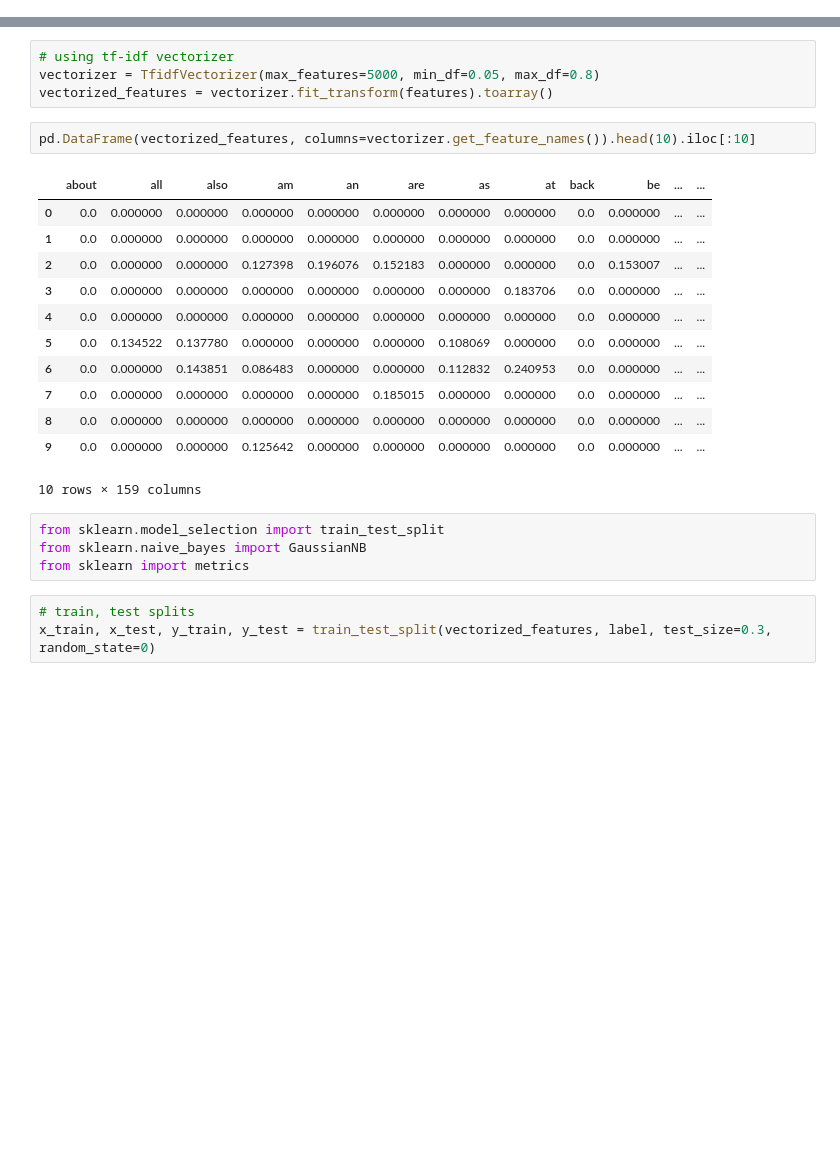
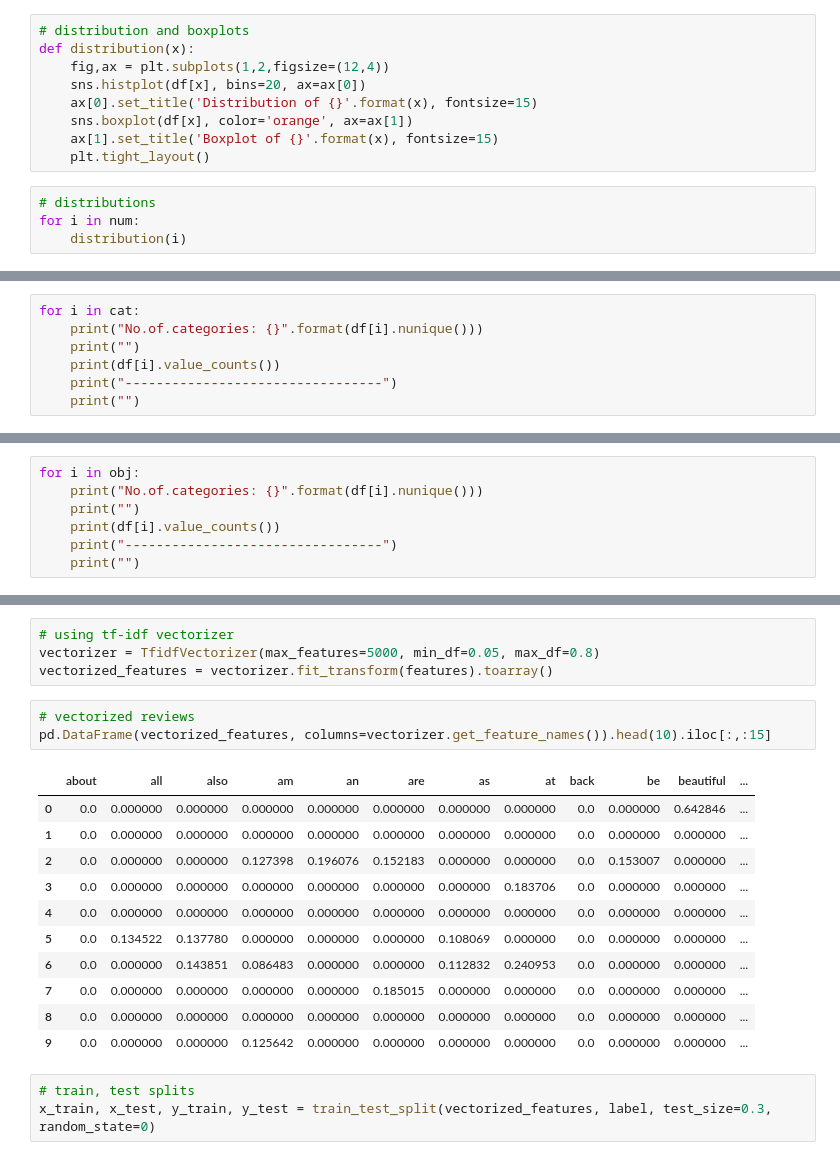
Before and after one commit to Soundarajan-Subramani/Analytics-Hub, a Jupyter notebook: Customer Sentiment [NLP]/Sentiment Analysis.ipynb, the cells around one changed output, grey strips where cells are left out. Saved outputs shown, nothing was run; the diff lists cells and outputs as text; blank space fills up the shorter version.

```diff
--- a/Customer Sentiment [NLP]/Sentiment Analysis.ipynb
+++ b/Customer Sentiment [NLP]/Sentiment Analysis.ipynb
@@ -54,0 +77,13 @@ memory usage: 2.0+ MB
+# %%
+# distribution and boxplots
+def distribution(x):
+    fig,ax = plt.subplots(1,2,figsize=(12,4))
+    sns.histplot(df[x], bins=20, ax=ax[0])
+    ax[0].set_title('Distribution of {}'.format(x), fontsize=15)
+    sns.boxplot(df[x], color='orange', ax=ax[1])
+    ax[1].set_title('Boxplot of {}'.format(x), fontsize=15)
+    plt.tight_layout()
+# %%
+# distributions
+for i in num:
+    distribution(i)
@@ -54,0 +104,7 @@ memory usage: 2.0+ MB
+# %%
+for i in cat:
+    print("No.of.categories: {}".format(df[i].nunique()))
+    print("")
+    print(df[i].value_counts())
+    print("---------------------------------")
+    print("")
@@ -54,0 +138,7 @@ memory usage: 2.0+ MB
+# %%
+for i in obj:
+    print("No.of.categories: {}".format(df[i].nunique()))
+    print("")
+    print(df[i].value_counts())
+    print("---------------------------------")
+    print("")
@@ -322,24 +510,20 @@ label = data['label']
 vectorizer = TfidfVectorizer(max_features=5000, min_df=0.05, max_df=0.8)
 vectorized_features = vectorizer.fit_transform(features).toarray()
 # %%
-pd.DataFrame(vectorized_features, columns=vectorizer.get_feature_names()).head(10).iloc[:10]
+# vectorized reviews
+pd.DataFrame(vectorized_features, columns=vectorizer.get_feature_names()).head(10).iloc[:,:15]
 # %% [output]
-|  | about | all | also | am | an | are | as | at | back | be | ... | ... |
-| 0 | 0.0 | 0.000000 | 0.000000 | 0.000000 | 0.000000 | 0.000000 | 0.000000 | 0.000000 | 0.0 | 0.000000 | ... | ... |
-| 1 | 0.0 | 0.000000 | 0.000000 | 0.000000 | 0.000000 | 0.000000 | 0.000000 | 0.000000 | 0.0 | 0.000000 | ... | ... |
-| 2 | 0.0 | 0.000000 | 0.000000 | 0.127398 | 0.196076 | 0.152183 | 0.000000 | 0.000000 | 0.0 | 0.153007 | ... | ... |
-| 3 | 0.0 | 0.000000 | 0.000000 | 0.000000 | 0.000000 | 0.000000 | 0.000000 | 0.183706 | 0.0 | 0.000000 | ... | ... |
-| 4 | 0.0 | 0.000000 | 0.000000 | 0.000000 | 0.000000 | 0.000000 | 0.000000 | 0.000000 | 0.0 | 0.000000 | ... | ... |
-| 5 | 0.0 | 0.134522 | 0.137780 | 0.000000 | 0.000000 | 0.000000 | 0.108069 | 0.000000 | 0.0 | 0.000000 | ... | ... |
-| 6 | 0.0 | 0.000000 | 0.143851 | 0.086483 | 0.000000 | 0.000000 | 0.112832 | 0.240953 | 0.0 | 0.000000 | ... | ... |
-| 7 | 0.0 | 0.000000 | 0.000000 | 0.000000 | 0.000000 | 0.185015 | 0.000000 | 0.000000 | 0.0 | 0.000000 | ... | ... |
-| 8 | 0.0 | 0.000000 | 0.000000 | 0.000000 | 0.000000 | 0.000000 | 0.000000 | 0.000000 | 0.0 | 0.000000 | ... | ... |
-| 9 | 0.0 | 0.000000 | 0.000000 | 0.125642 | 0.000000 | 0.000000 | 0.000000 | 0.000000 | 0.0 | 0.000000 | ... | ... |
+|  | about | all | also | am | an | are | as | at | back | be | beautiful | ... |
+| 0 | 0.0 | 0.000000 | 0.000000 | 0.000000 | 0.000000 | 0.000000 | 0.000000 | 0.000000 | 0.0 | 0.000000 | 0.642846 | ... |
+| 1 | 0.0 | 0.000000 | 0.000000 | 0.000000 | 0.000000 | 0.000000 | 0.000000 | 0.000000 | 0.0 | 0.000000 | 0.000000 | ... |
+| 2 | 0.0 | 0.000000 | 0.000000 | 0.127398 | 0.196076 | 0.152183 | 0.000000 | 0.000000 | 0.0 | 0.153007 | 0.000000 | ... |
+| 3 | 0.0 | 0.000000 | 0.000000 | 0.000000 | 0.000000 | 0.000000 | 0.000000 | 0.183706 | 0.0 | 0.000000 | 0.000000 | ... |
+| 4 | 0.0 | 0.000000 | 0.000000 | 0.000000 | 0.000000 | 0.000000 | 0.000000 | 0.000000 | 0.0 | 0.000000 | 0.000000 | ... |
+| 5 | 0.0 | 0.134522 | 0.137780 | 0.000000 | 0.000000 | 0.000000 | 0.108069 | 0.000000 | 0.0 | 0.000000 | 0.000000 | ... |
+| 6 | 0.0 | 0.000000 | 0.143851 | 0.086483 | 0.000000 | 0.000000 | 0.112832 | 0.240953 | 0.0 | 0.000000 | 0.000000 | ... |
+| 7 | 0.0 | 0.000000 | 0.000000 | 0.000000 | 0.000000 | 0.185015 | 0.000000 | 0.000000 | 0.0 | 0.000000 | 0.000000 | ... |
+| 8 | 0.0 | 0.000000 | 0.000000 | 0.000000 | 0.000000 | 0.000000 | 0.000000 | 0.000000 | 0.0 | 0.000000 | 0.000000 | ... |
+| 9 | 0.0 | 0.000000 | 0.000000 | 0.125642 | 0.000000 | 0.000000 | 0.000000 | 0.000000 | 0.0 | 0.000000 | 0.000000 | ... |
-10 rows × 159 columns
-# %%
-from sklearn.model_selection import train_test_split
-from sklearn.naive_bayes import GaussianNB
-from sklearn import metrics
 # %%
 # train, test splits
 x_train, x_test, y_train, y_test = train_test_split(vectorized_features, label, test_size=0.3, random_state=0)
```
Also changed, not shown: parts of 37 cells of this notebook.
